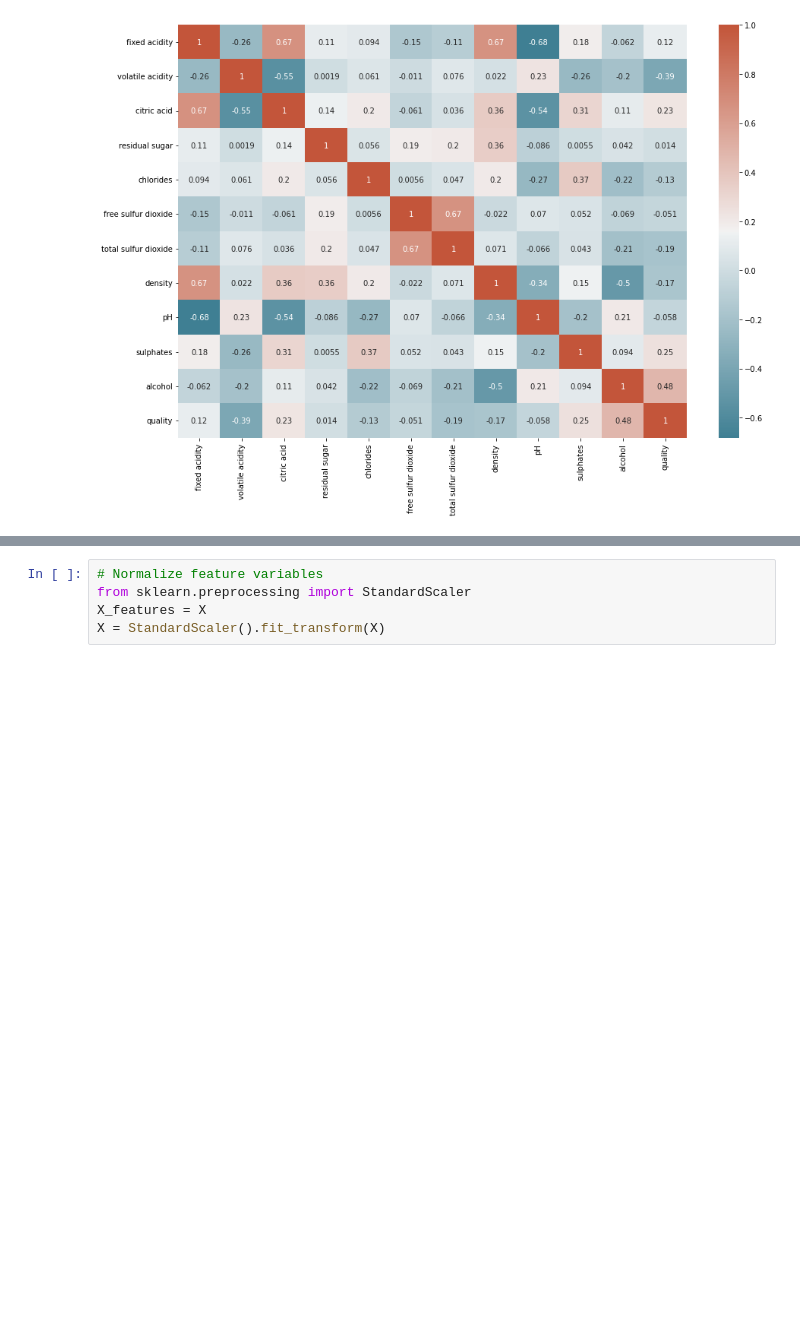
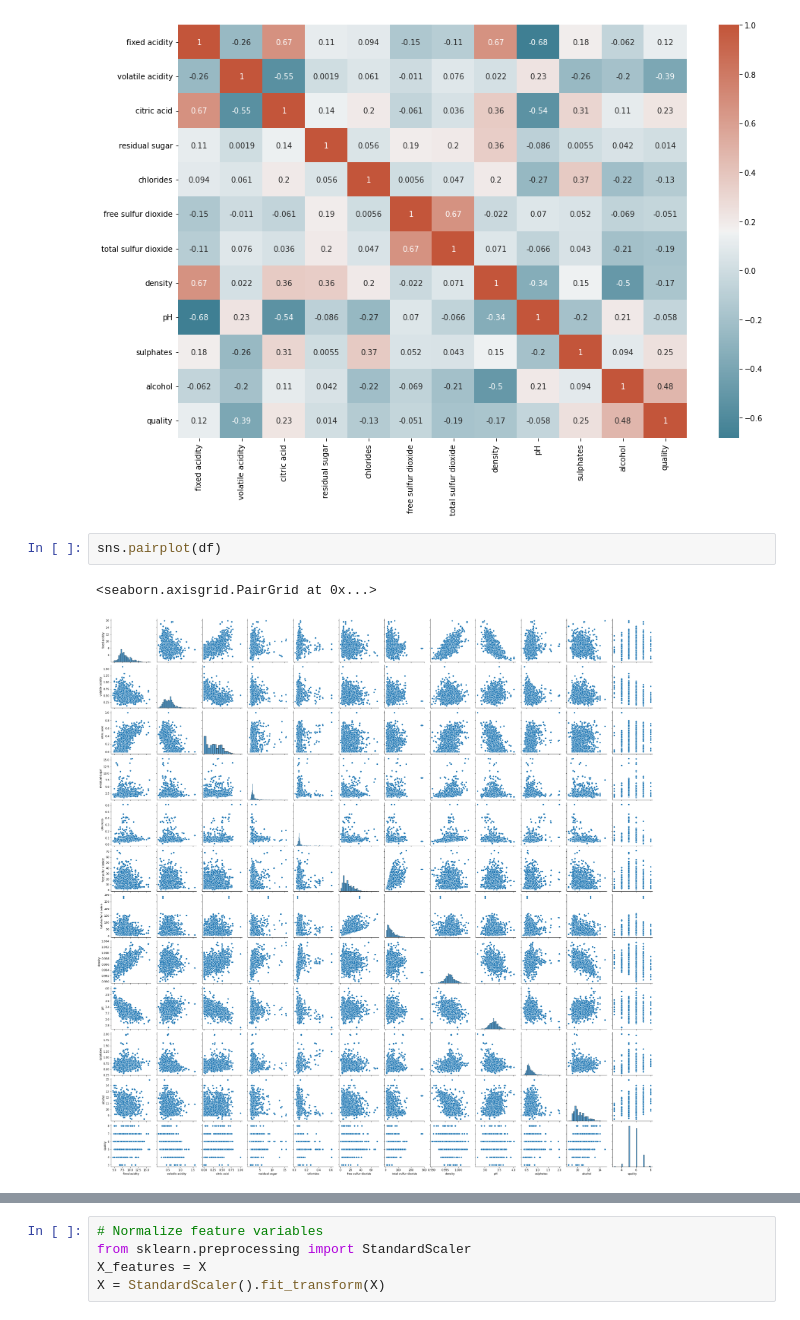
Before and after one commit to serenaremlang/Wine-Quality-Snobs, a Jupyter notebook: model_exploration_red.ipynb, the cells around one changed output, grey strips where cells are left out. Cells and saved outputs as stored; diff of their text form; blank space fills up the shorter version.

```diff
--- a/model_exploration_red.ipynb
+++ b/model_exploration_red.ipynb
@@ -73,5 +73,10 @@ sns.heatmap(corr, xticklabels=corr.columns, yticklabels=corr.columns, annot=True
 # %% [output]
 <AxesSubplot:>
 [figure]
+# %%
+sns.pairplot(df)
+# %% [output]
+<seaborn.axisgrid.PairGrid at 0x...>
+[figure, added]
 # %%
 # Create Classification version of target variable
```
Also changed, not shown: parts of 18 cells of this notebook, 10 other files.
